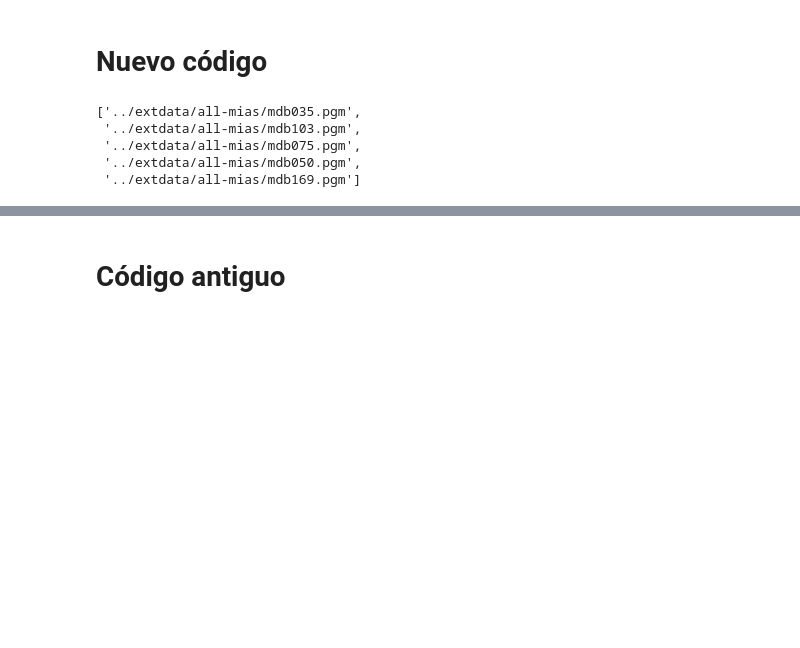
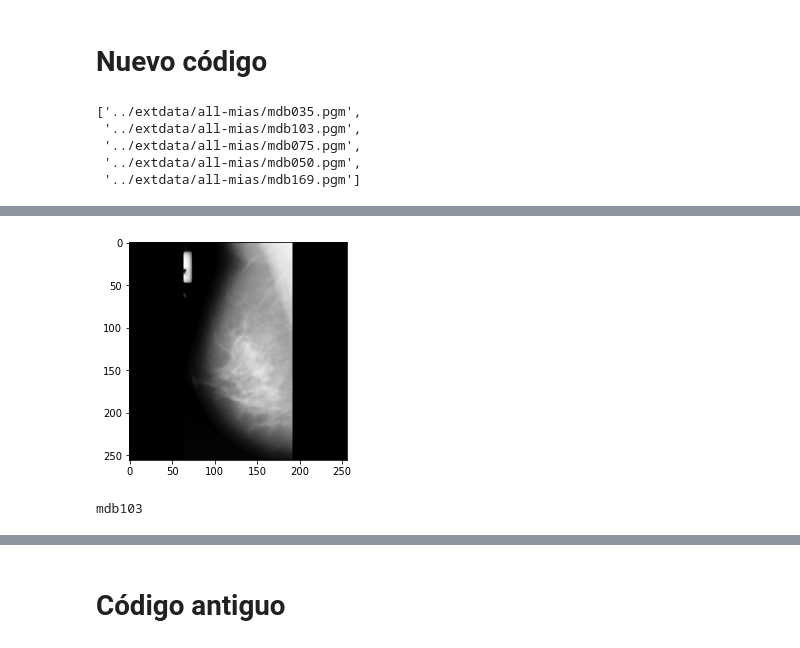
Before and after one commit to data-and-code/trabajo_con_imagenes, a Jupyter notebook: data-raw/just_code.ipynb, the cells around one changed output, grey strips where cells are left out. Cells and saved outputs as stored; diff of their text form; code cells hidden in the pictures; blank space fills up the shorter version.

```diff
--- a/data-raw/just_code.ipynb
+++ b/data-raw/just_code.ipynb
@@ -128,3 +128,8 @@ AttributeError: 'MIAS' object has no attribute 'copy'
+# %%
+ex
+# %% [output]
+[figure, added]
+mdb103
 # %%
 a = ex.copy()
 a.ref = 'hola'
```
Also changed, not shown: parts of 5 cells of this notebook.
